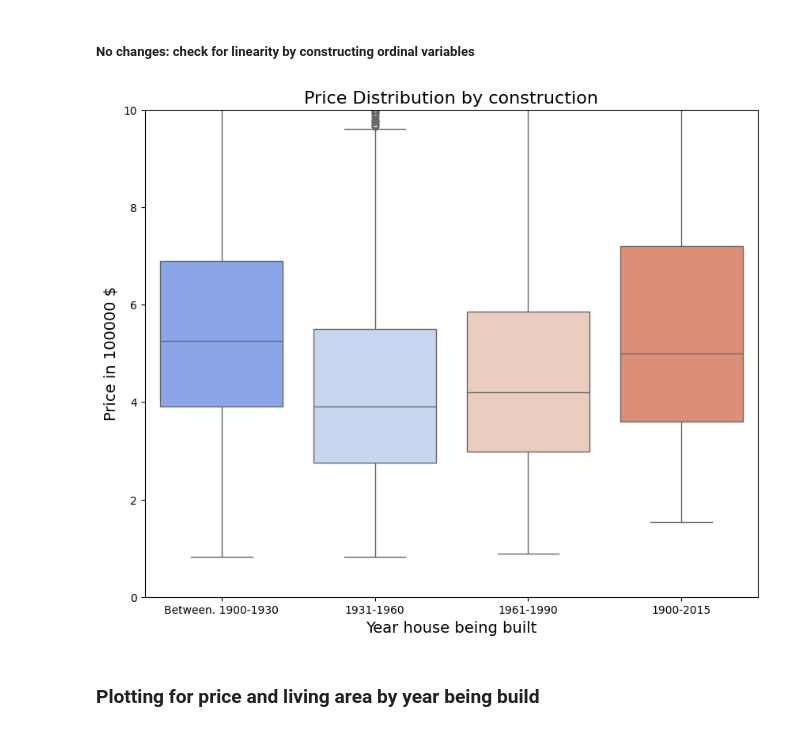
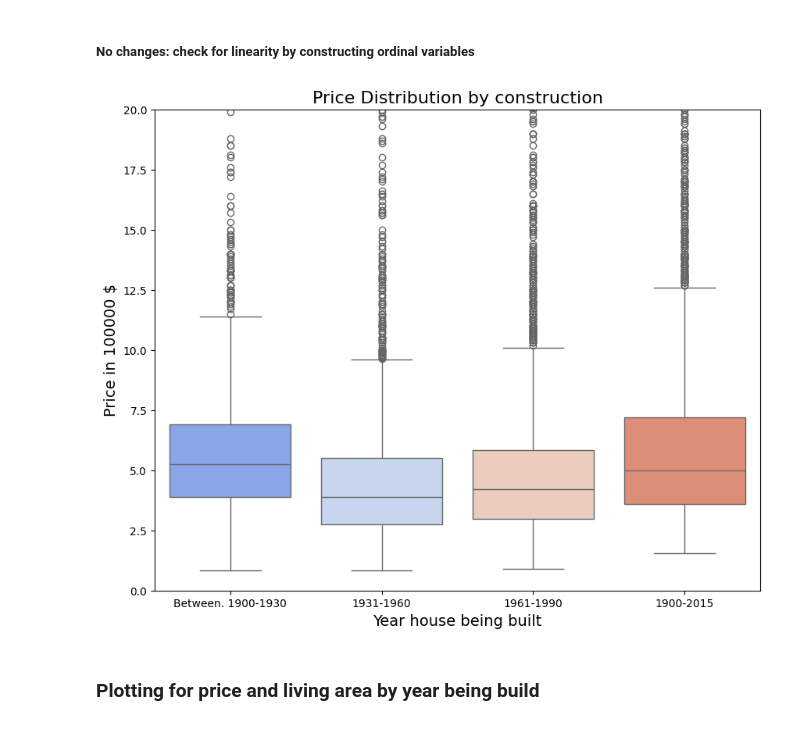
Before and after one commit to Paul-Spiced/EDA_Paul, a Jupyter notebook: commands/EDA _5_expl_hyp_2.ipynb, the cells around one changed output. Saved outputs shown, nothing was run; the diff lists cells and outputs as text; code cells hidden in the pictures.

```diff
--- a/commands/EDA _5_expl_hyp_2.ipynb
+++ b/commands/EDA _5_expl_hyp_2.ipynb
@@ -135,21 +117,21 @@ df_eda['Year of counstruction'] = pd.cut(df_eda['Year house being built'], bins=
 # %%
 plt.figure(figsize=(10, 8), dpi=100)
 sns.boxplot(
     x='Year of counstruction',  # Binned categories
     y='price',                # Variable to plot
     data=df_eda,              # Data source
     palette='coolwarm'        # Color palette for the boxplot
 )
 
 # Adding labels and title
 plt.title('Price Distribution by construction', fontsize=16)  # Title with larger font size
 plt.xlabel('Year house being built', fontsize=14)              # X-axis label
 plt.ylabel('Price in 100000 $', fontsize=14)                                       # Y-axis label
 
-plt.ylim(0, 10)
+plt.ylim(0, 20)
 plt.show()  # Display the boxplot
 # %% [output]
-[figure, old version]
+[figure, new version]
 # %% [markdown]
 ### Plotting for price and living area by year being build
 # %%
```
Also changed, not shown: parts of 3 cells of this notebook, 6 other files.
